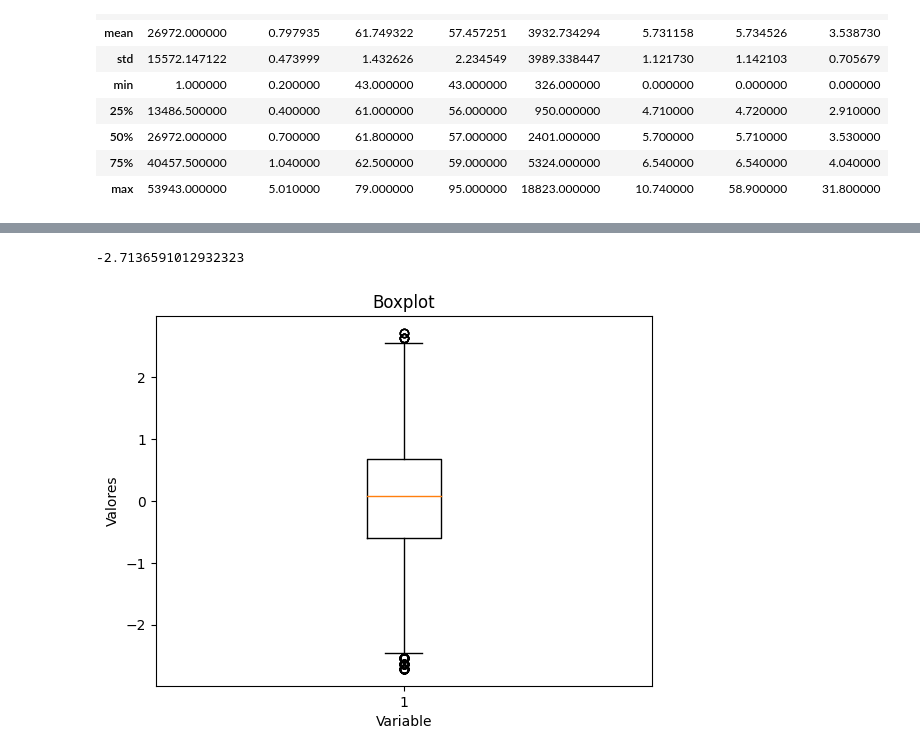
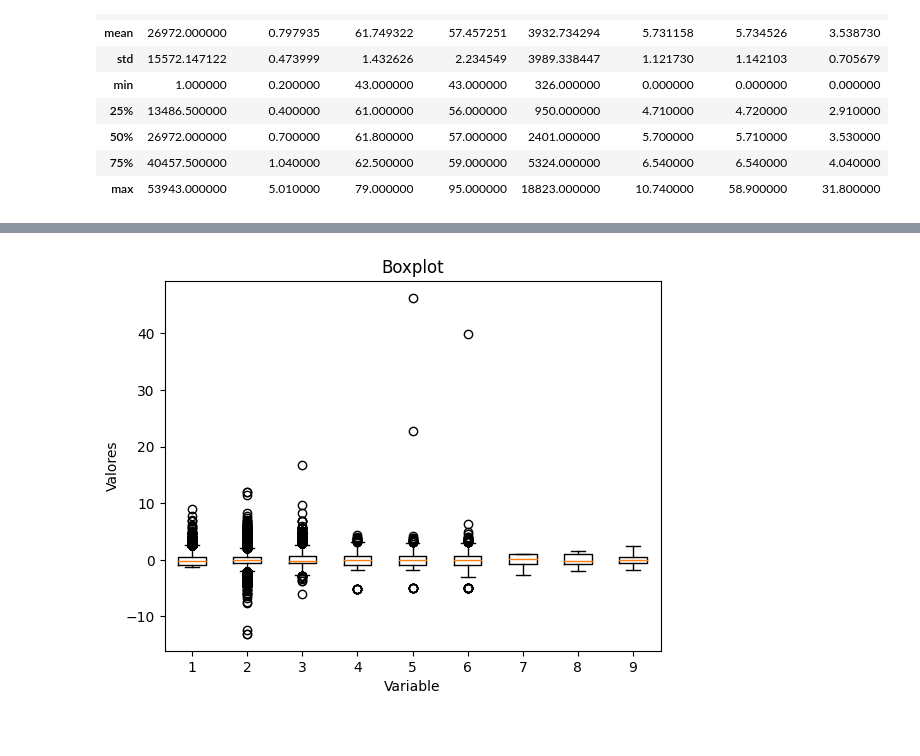
Before and after one commit to JulioChQ/Proyecto_IA_Clasificacion_y_Regresion, a Jupyter notebook: Regresion_Precios_diamantes.ipynb, the cells around one changed output, grey strips where cells are left out. Cells and saved outputs as stored; diff of their text form; code cells hidden in the pictures.

```diff
--- a/Regresion_Precios_diamantes.ipynb
+++ b/Regresion_Precios_diamantes.ipynb
@@ -80,11 +101,7 @@ Data columns (total 11 columns):
 dtypes: float64(6), int64(2), object(3)
 memory usage: 4.5+ MB
 # %%
-dataset_copia = dataset_original.head(25000).copy()
+#Aplicamos un backup y eliminamos la columna innecesaria
+dataset_copia = dataset_original.copy()
 columns_to_drop = ['Unnamed: 0']
 dataset_copia.drop(columns=columns_to_drop, inplace=True)
-# %%
-from sklearn.preprocessing import LabelEncoder
-le = LabelEncoder()
-for columna in ["cut", "color", "clarity"]:
-    dataset_copia[columna + "_numerica"] = le.fit_transform(dataset_copia[columna])
@@ -91,2 +110,9 @@ for columna in ["cut", "color", "clarity"]:
+# %%
+cut_mapping = {'Fair': 0, 'Good': 1, 'Very Good': 2,'Premium':3,'Ideal':4}
+color_mapping = {'D': 6, 'E': 5, 'F': 4,'G' : 3, 'H' : 2, 'I' : 1, 'J' : 0}
+clarity_mapping = {'I1' : 0, 'SI2':1, 'SI1':2,'VS2':3,'VS1':4,'VVS2':5,'VVS1':6,'IF':7}
+dataset_copia['cut_numerica'] = dataset_copia['cut'].map(cut_mapping)
+dataset_copia['color_numerica'] = dataset_copia['color'].map(color_mapping)
+dataset_copia['clarity_numerica'] = dataset_copia['clarity'].map(clarity_mapping)
 # %%
 print(dataset_copia)
@@ -199,7 +157,7 @@ print(df_filtrado)
 # %%
 # Dividir el conjunto de datos en conjuntos de entrenamiento y prueba
-train_dataset = df_filtrado.sample(frac=0.8, random_state=0)
-test_dataset = df_filtrado.drop(train_dataset.index)
+train_dataset = dataset_copia.sample(frac=0.8, random_state=0)
+test_dataset = dataset_copia.drop(train_dataset.index)
 # %%
 # Separe la variable objetivo (precio) de las características
 train_features = train_dataset.drop("price", axis=1)
@@ -231,21 +186,17 @@ train_mean = train_features.mean()
 train_std = train_features.std()
 train_features = (train_features - train_mean) / train_std
 test_features = (test_features - train_mean) / train_std
-# %%
-train_features['depth'].min()
-# %% [output]
--2.7136591012932323
 # %%
 # Crear el boxplot
-plt.boxplot(train_features['depth'])
+plt.boxplot(train_features.values)
 
 # Agregar etiquetas y título
 plt.xlabel("Variable")
 plt.ylabel("Valores")
 plt.title("Boxplot")
 
 # Mostrar el gráfico
 plt.show()
 # %% [output]
-[figure, old version]
+[figure, new version]
 # %%
```
Also changed, not shown: parts of 32 cells of this notebook, 4 other files.
